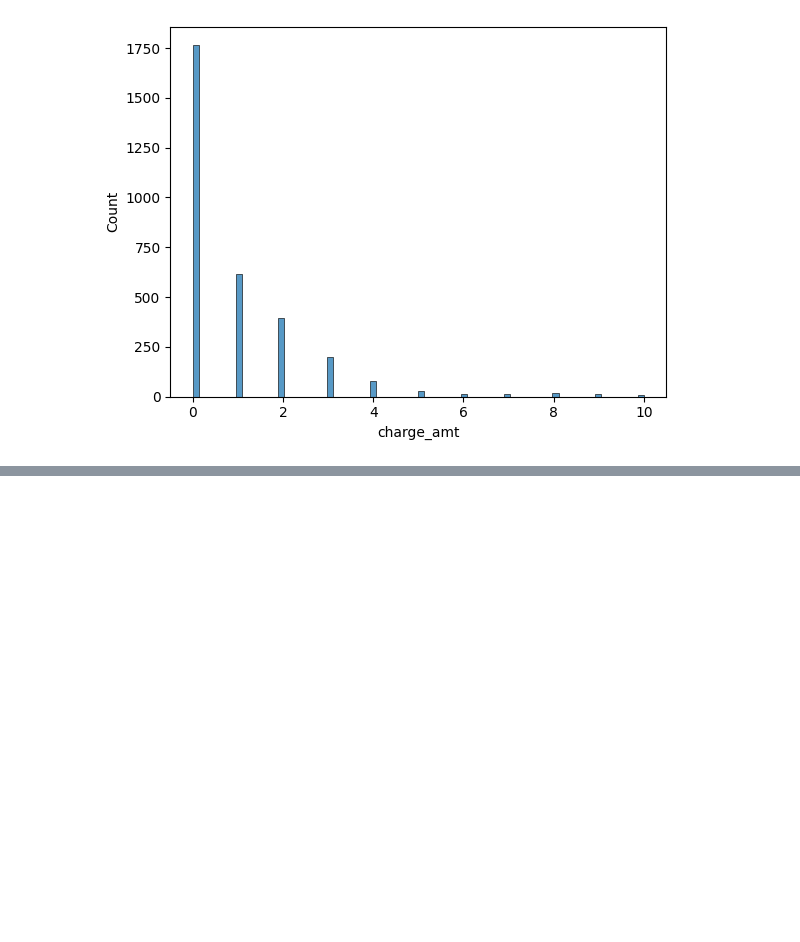
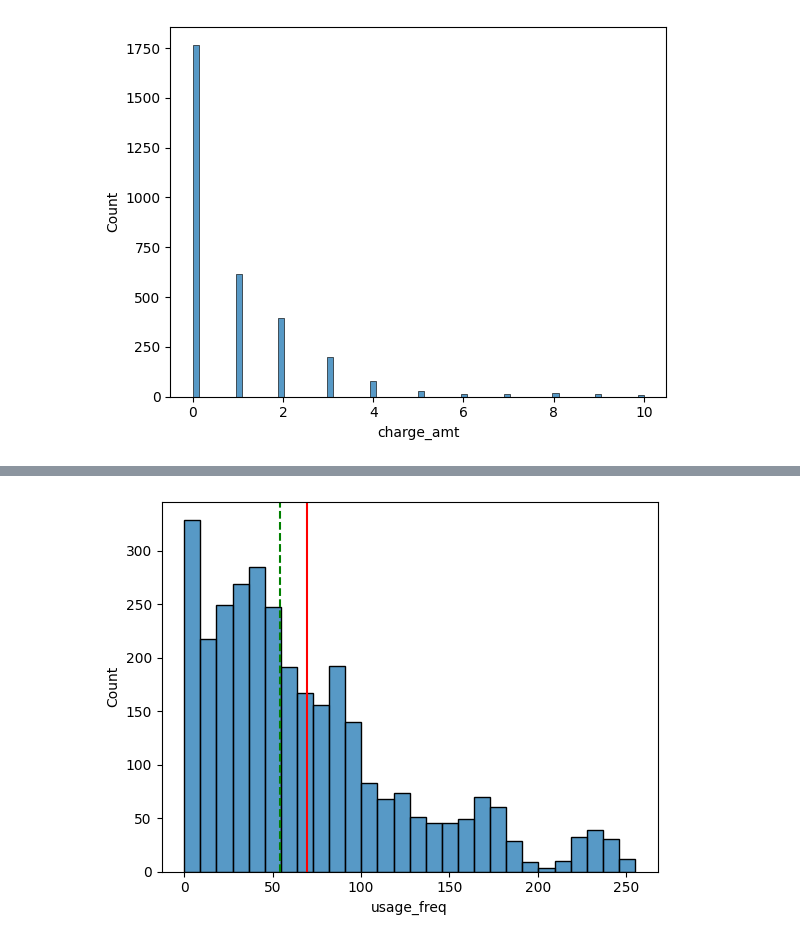
Before and after one commit to mlcuadra1/Churn-Risk-EDA, a Jupyter notebook: notebooks/Script 2 - EDA.ipynb, the cells around one changed output, grey strips where cells are left out. Saved outputs shown, nothing was run; the diff lists cells and outputs as text; code cells hidden in the pictures; blank space fills up the shorter version.

```diff
--- a/notebooks/Script 2 - EDA.ipynb
+++ b/notebooks/Script 2 - EDA.ipynb
@@ -152,0 +159,6 @@ sns.histplot(x='charge_amt', data=df)
+# %%
+sns.histplot(x='usage_freq', data=df)
+
+draw_mean_median(df['usage_freq'])
+# %% [output]
+[figure, added]
```
Also changed, not shown: parts of 8 cells of this notebook.
